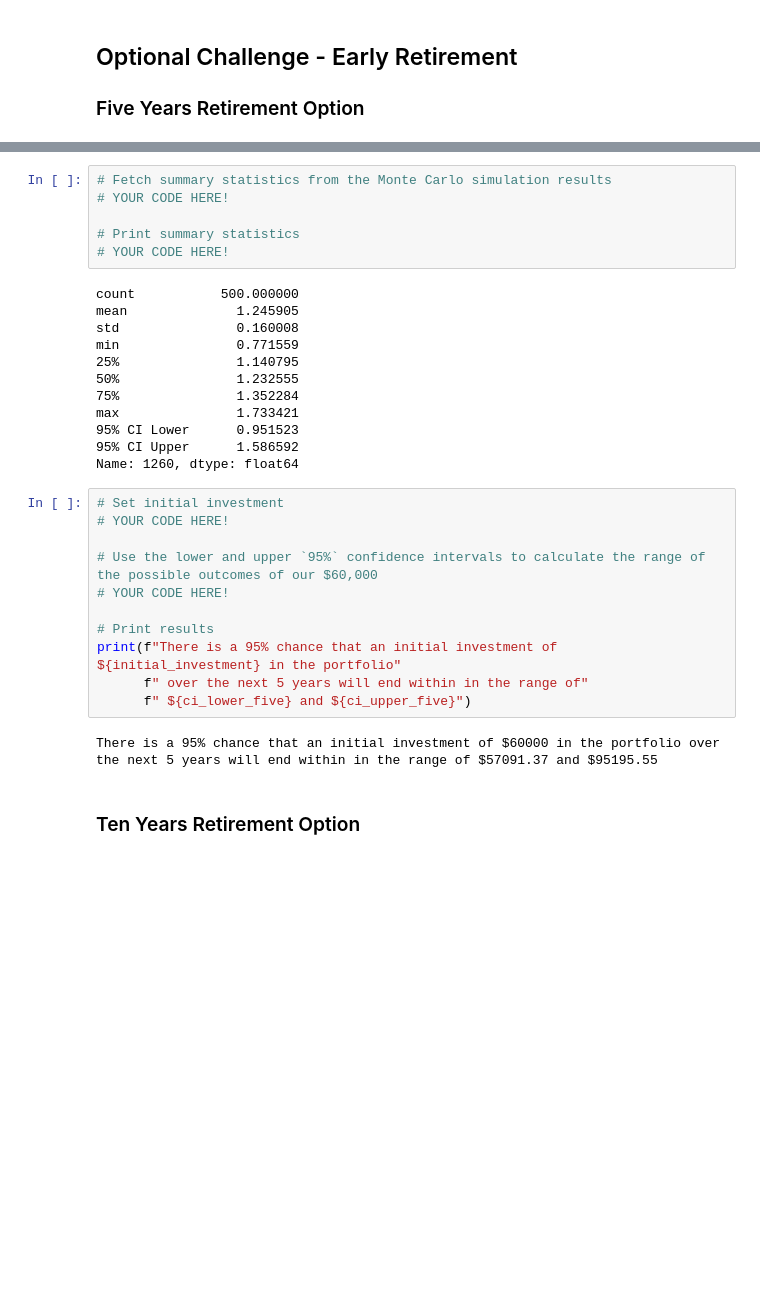
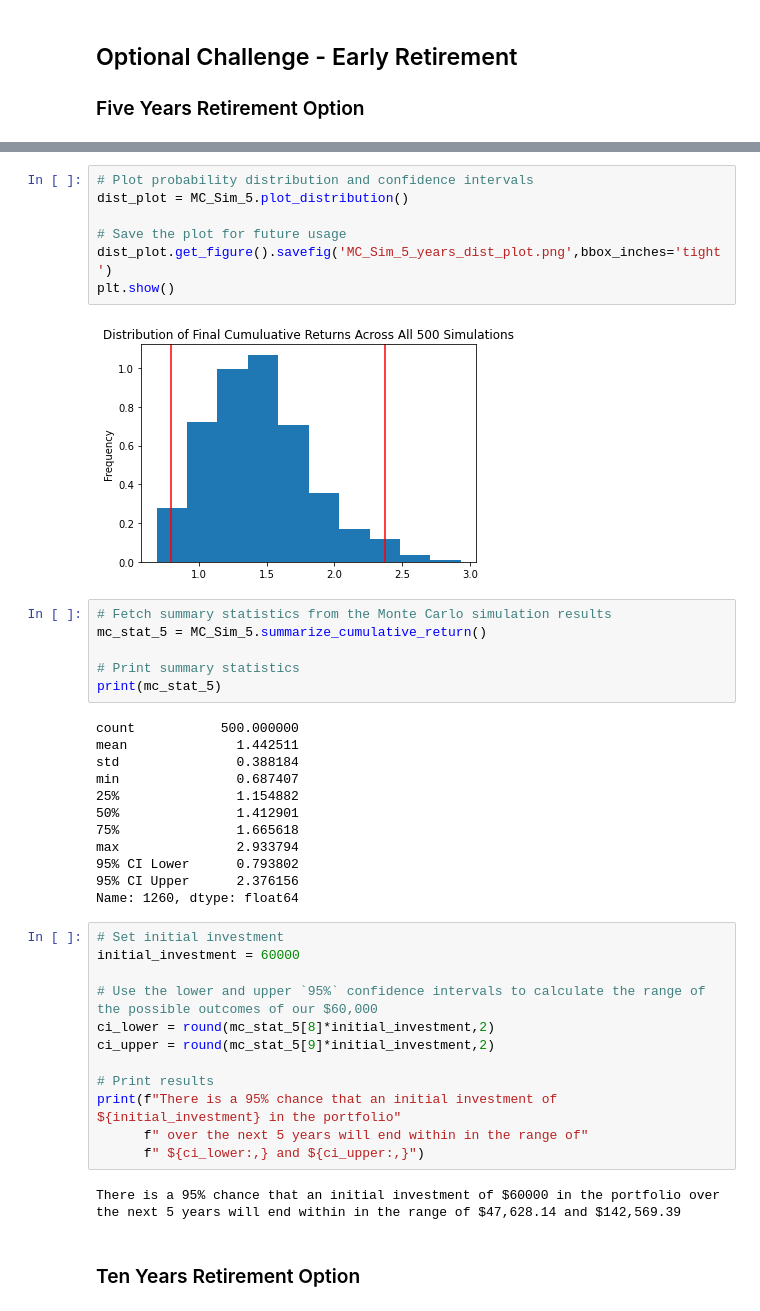
Before and after one commit to salmankhaliq22/Financial_planner, a Jupyter notebook: financial-planner.ipynb, the cells around one changed output, grey strips where cells are left out. Saved outputs shown, nothing was run; the diff lists cells and outputs as text; blank space fills up the shorter version.

```diff
--- a/financial-planner.ipynb
+++ b/financial-planner.ipynb
@@ -375,33 +348,43 @@ Running Monte Carlo simulation number 490.
+# %%
+# Plot probability distribution and confidence intervals
+dist_plot = MC_Sim_5.plot_distribution()
+
+# Save the plot for future usage
+dist_plot.get_figure().savefig('MC_Sim_5_years_dist_plot.png',bbox_inches='tight')
+plt.show()
+# %% [output]
+[figure, added]
 # %%
 # Fetch summary statistics from the Monte Carlo simulation results
-# YOUR CODE HERE!
+mc_stat_5 = MC_Sim_5.summarize_cumulative_return()
 
 # Print summary statistics
-# YOUR CODE HERE!
+print(mc_stat_5)
 # %% [output]
 count           500.000000
-mean              1.245905
-std               0.160008
-min               0.771559
-25%               1.140795
-50%               1.232555
-75%               1.352284
-max               1.733421
-95% CI Lower      0.951523
-95% CI Upper      1.586592
+mean              1.442511
+std               0.388184
+min               0.687407
+25%               1.154882
+50%               1.412901
+75%               1.665618
+max               2.933794
+95% CI Lower      0.793802
+95% CI Upper      2.376156
 Name: 1260, dtype: float64
 # %%
 # Set initial investment
-# YOUR CODE HERE!
+initial_investment = 60000
 
 # Use the lower and upper `95%` confidence intervals to calculate the range of the possible outcomes of our $60,000
-# YOUR CODE HERE!
+ci_lower = round(mc_stat_5[8]*initial_investment,2)
+ci_upper = round(mc_stat_5[9]*initial_investment,2)
 
 # Print results
 print(f"There is a 95% chance that an initial investment of ${initial_investment} in the portfolio"
       f" over the next 5 years will end within in the range of"
-      f" ${ci_lower_five} and ${ci_upper_five}")
+      f" ${ci_lower:,} and ${ci_upper:,}")
 # %% [output]
-There is a 95% chance that an initial investment of $60000 in the portfolio over the next 5 years will end within in the range of $57091.37 and $95195.55
+There is a 95% chance that an initial investment of $60000 in the portfolio over the next 5 years will end within in the range of $47,628.14 and $142,569.39
 # %% [markdown]
 ### Ten Years Retirement Option
```
Also changed, not shown: parts of 17 cells of this notebook, 4 other files.
